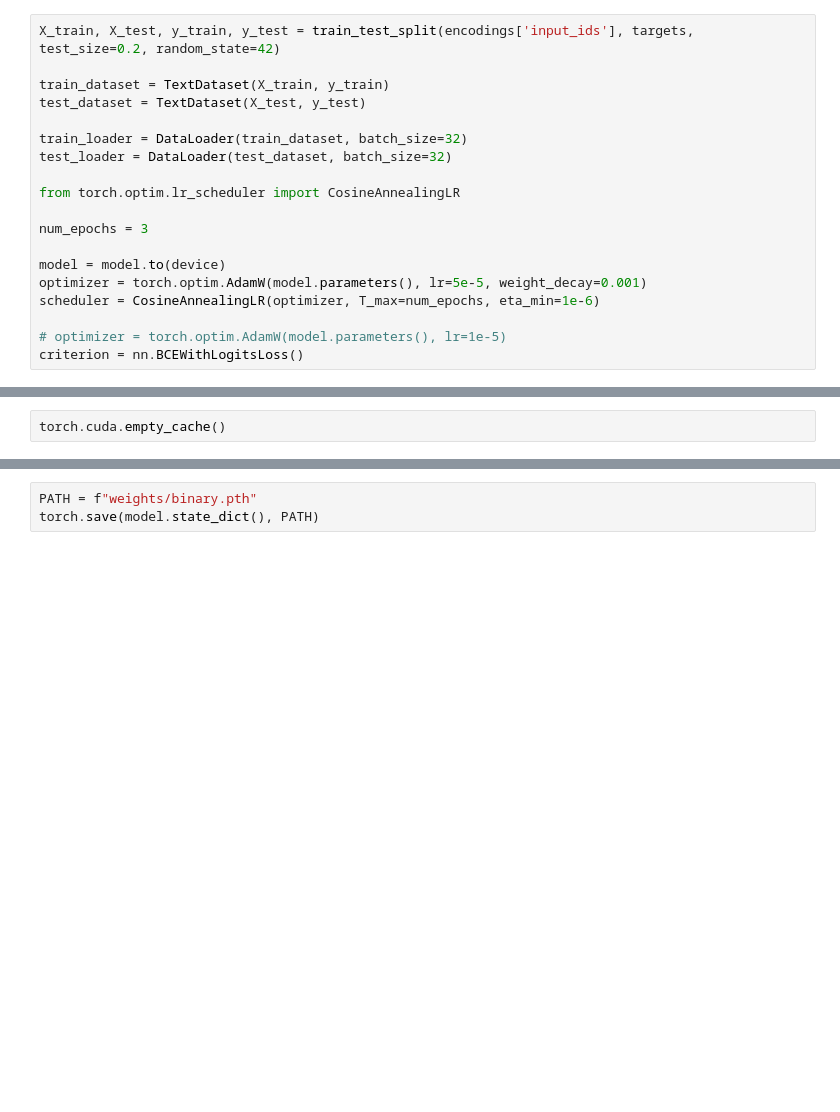
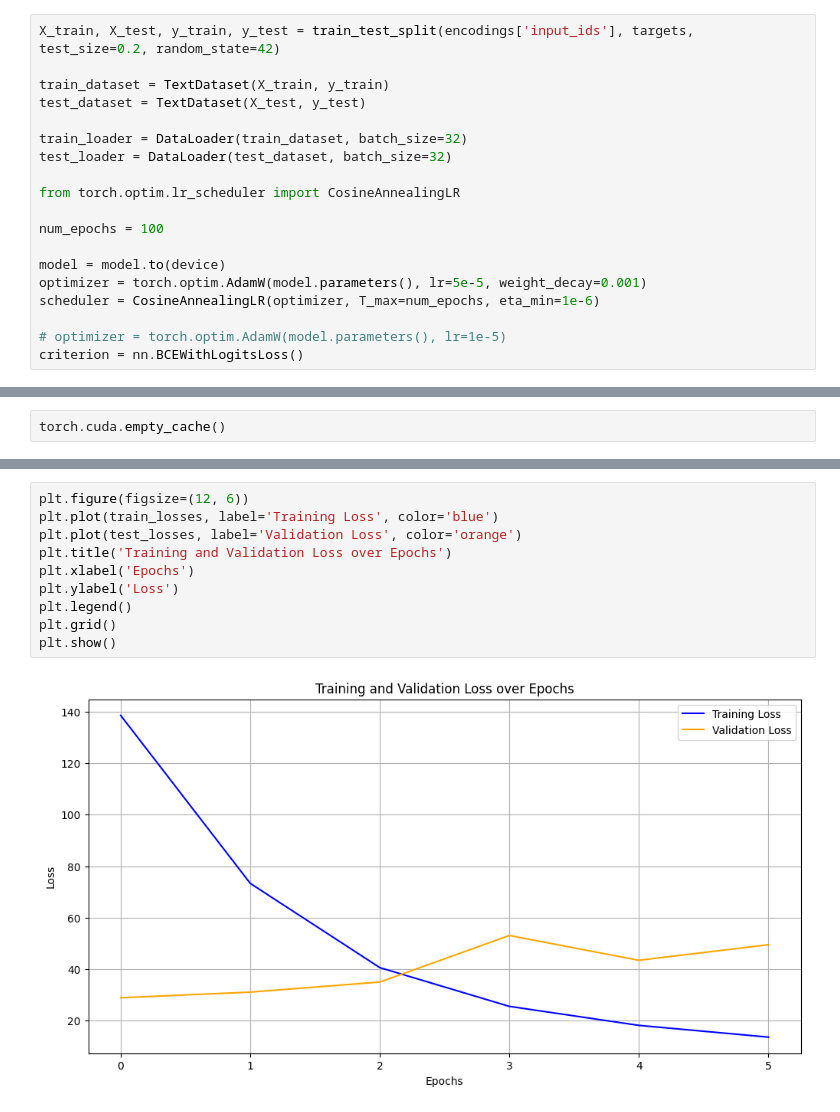
Before and after one commit to IvanKholodilo/StepikEval, a Jupyter notebook: train_models/pn.ipynb, the cells around one changed output, grey strips where cells are left out. Cells and saved outputs as stored; diff of their text form; blank space fills up the shorter version.

```diff
--- a/train_models/pn.ipynb
+++ b/train_models/pn.ipynb
@@ -125,7 +84,7 @@ test_loader = DataLoader(test_dataset, batch_size=32)
 
 from torch.optim.lr_scheduler import CosineAnnealingLR
 
-num_epochs = 3
+num_epochs = 100
 
 model = model.to(device)
 optimizer = torch.optim.AdamW(model.parameters(), lr=5e-5, weight_decay=0.001)
@@ -245,3 +245,12 @@ Test Loss: 40.5258, Test Accuracy: 0.9083, Test F1 Score: 0.9087
-# %%
-PATH = f"weights/binary.pth"
-torch.save(model.state_dict(), PATH)
+# %%
+plt.figure(figsize=(12, 6))
+plt.plot(train_losses, label='Training Loss', color='blue')
+plt.plot(test_losses, label='Validation Loss', color='orange')
+plt.title('Training and Validation Loss over Epochs')
+plt.xlabel('Epochs')
+plt.ylabel('Loss')
+plt.legend()
+plt.grid()
+plt.show()
+# %% [output]
+[figure, added]
```
Also changed, not shown: parts of 12 cells of this notebook, 2 other files.
